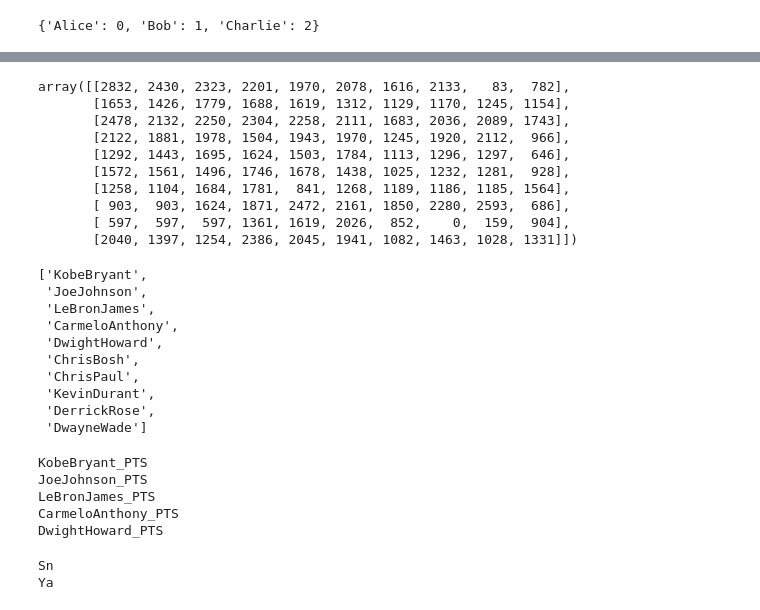
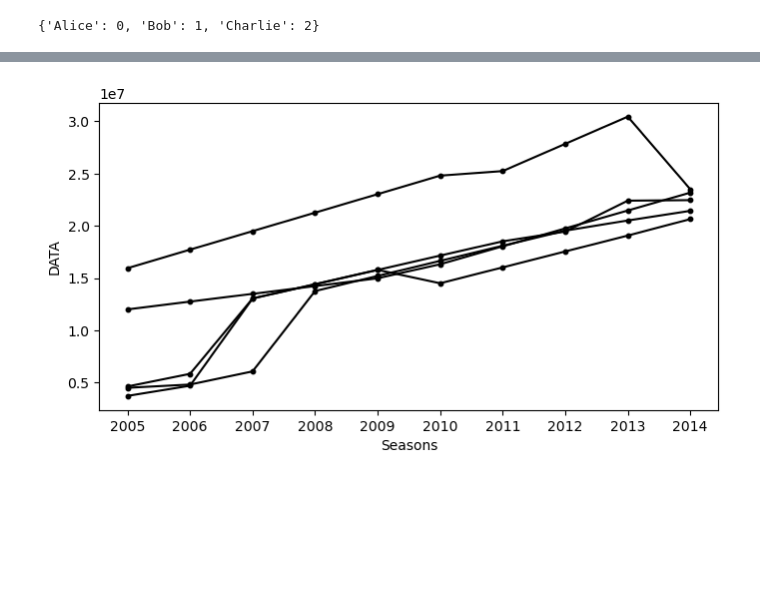
Before and after one commit to munigantiarun/python_data_analytics_udemy, a Jupyter notebook: 4.Matrices/ExpandedVisualisation.ipynb, the cells around one changed output, grey strips where cells are left out. Cells and saved outputs as stored; diff of their text form; code cells hidden in the pictures; blank space fills up the shorter version.

Commit message:
ExpandedVisualisation New Methods added

```diff
--- a/4.Matrices/ExpandedVisualisation.ipynb
+++ b/4.Matrices/ExpandedVisualisation.ipynb
@@ -244,3 +249,6 @@ print(name_dict)
 # %%
 import numpy as np
 import matplotlib.pyplot as plt
+
+%matplotlib inline
+plt.rcParams['figure.figsize']=8,4
@@ -335,62 +255,13 @@ array([[2173, 1757, 1690, 1712, 1569, 1639, 1336, 1595,   73,  713],
-# %%
-Points
-# %% [output]
-array([[2832, 2430, 2323, 2201, 1970, 2078, 1616, 2133,   83,  782],
-       [1653, 1426, 1779, 1688, 1619, 1312, 1129, 1170, 1245, 1154],
-       [2478, 2132, 2250, 2304, 2258, 2111, 1683, 2036, 2089, 1743],
-       [2122, 1881, 1978, 1504, 1943, 1970, 1245, 1920, 2112,  966],
-       [1292, 1443, 1695, 1624, 1503, 1784, 1113, 1296, 1297,  646],
-       [1572, 1561, 1496, 1746, 1678, 1438, 1025, 1232, 1281,  928],
-       [1258, 1104, 1684, 1781,  841, 1268, 1189, 1186, 1185, 1564],
-       [ 903,  903, 1624, 1871, 2472, 2161, 1850, 2280, 2593,  686],
-       [ 597,  597,  597, 1361, 1619, 2026,  852,    0,  159,  904],
-       [2040, 1397, 1254, 2386, 2045, 1941, 1082, 1463, 1028, 1331]])
-# %%
-Players
-# %% [output]
-['KobeBryant',
- 'JoeJohnson',
- 'LeBronJames',
- 'CarmeloAnthony',
- 'DwightHoward',
- 'ChrisBosh',
- 'ChrisPaul',
- 'KevinDurant',
- 'DerrickRose',
- 'DwayneWade']
-# %%
-
-Points_dict = {
-    "KobeBryant": 'KobeBryant_PTS',
-    "JoeJohnson": 'JoeJohnson_PTS',
-    "LeBronJames": 'LeBronJames_PTS',
-    "CarmeloAnthony": 'CarmeloAnthony_PTS',
-    "DwightHoward": 'DwightHoward_PTS',
-    "ChrisBosh": 'ChrisBosh_PTS',
-    "ChrisPaul": 'ChrisPaul_PTS',
-    "KevinDurant": 'KevinDurant_PTS',
-    "DerrickRose": 'DerrickRose_PTS',
-    "DwayneWade": 'DwayneWade_PTS'
-}
-
-
-for playerPTS in list(Points_dict.keys())[:5]:
-    print(Points_dict[playerPTS])
-# %% [output]
-KobeBryant_PTS
-JoeJohnson_PTS
-LeBronJames_PTS
-CarmeloAnthony_PTS
-DwightHoward_PTS
-# %%
-dic1 = {'a':'Sn',
-        'h':'Ya',
-        'r':'Me',
-        's':'Sp'
-}
-
-for value in list(dic1.keys())[:2]:
-    print(dic1[value])
-# %% [output]
-Sn
-Ya
+# %%
+plt.plot(Salary[0], c='black', marker='o', ms=3.2, label= Players[0])
+plt.plot(Salary[1], c='black', marker='o', ms=3.2, label= Players[1])
+plt.plot(Salary[2], c='black', marker='o', ms=3.2, label= Players[2])
+plt.plot(Salary[3], c='black', marker='o', ms=3.2, label= Players[3])
+plt.plot(Salary[4], c='black', marker='o', ms=3.2, label= Players[4])
+
+plt.xticks(list(range(0,10)), Seasons)
+plt.xlabel('Seasons')
+plt.ylabel('DATA')
+plt.show()
+# %% [output]
+[figure, added]
```
Also changed, not shown: parts of 20 cells of this notebook, 2 other files.
